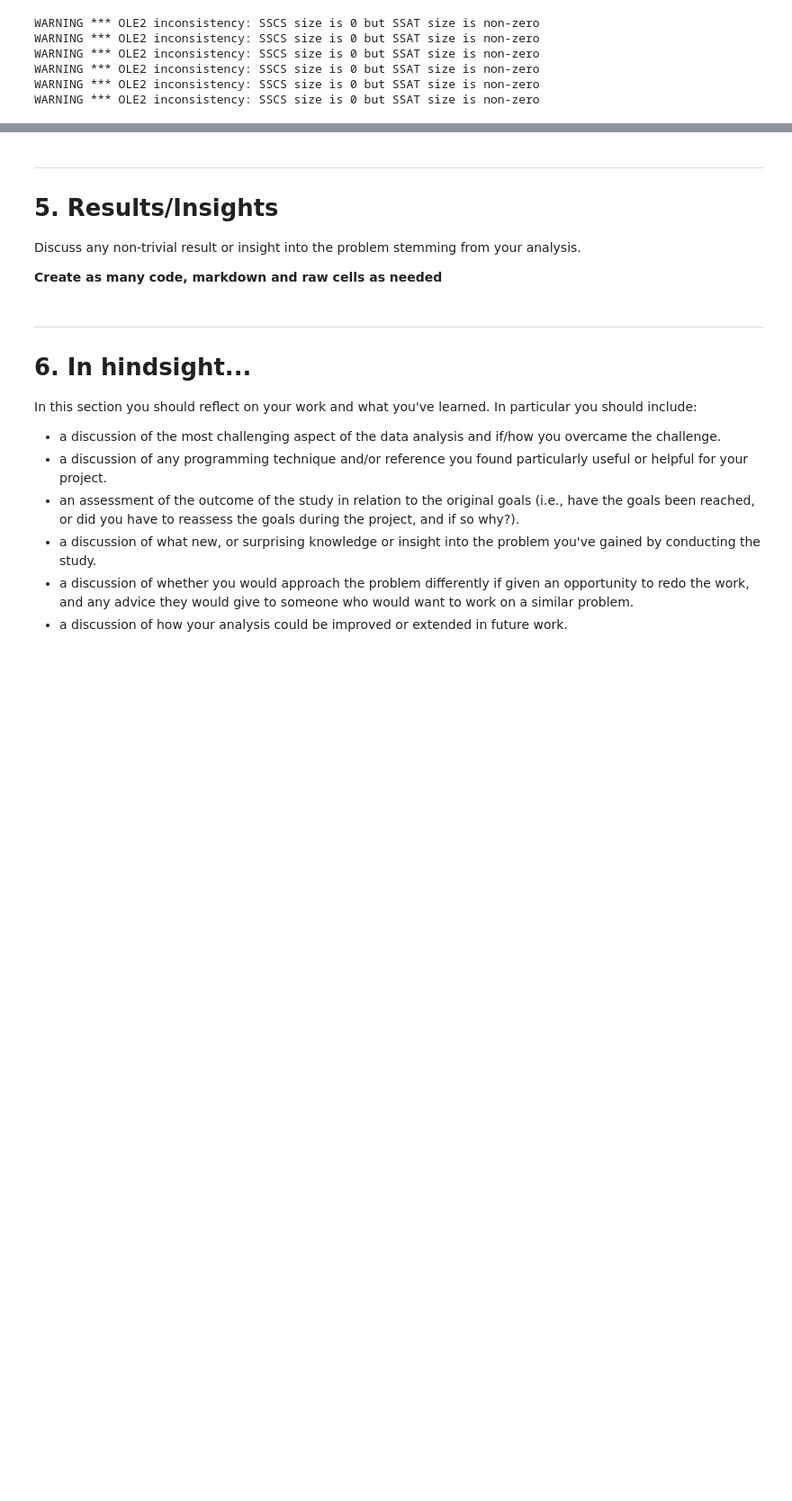
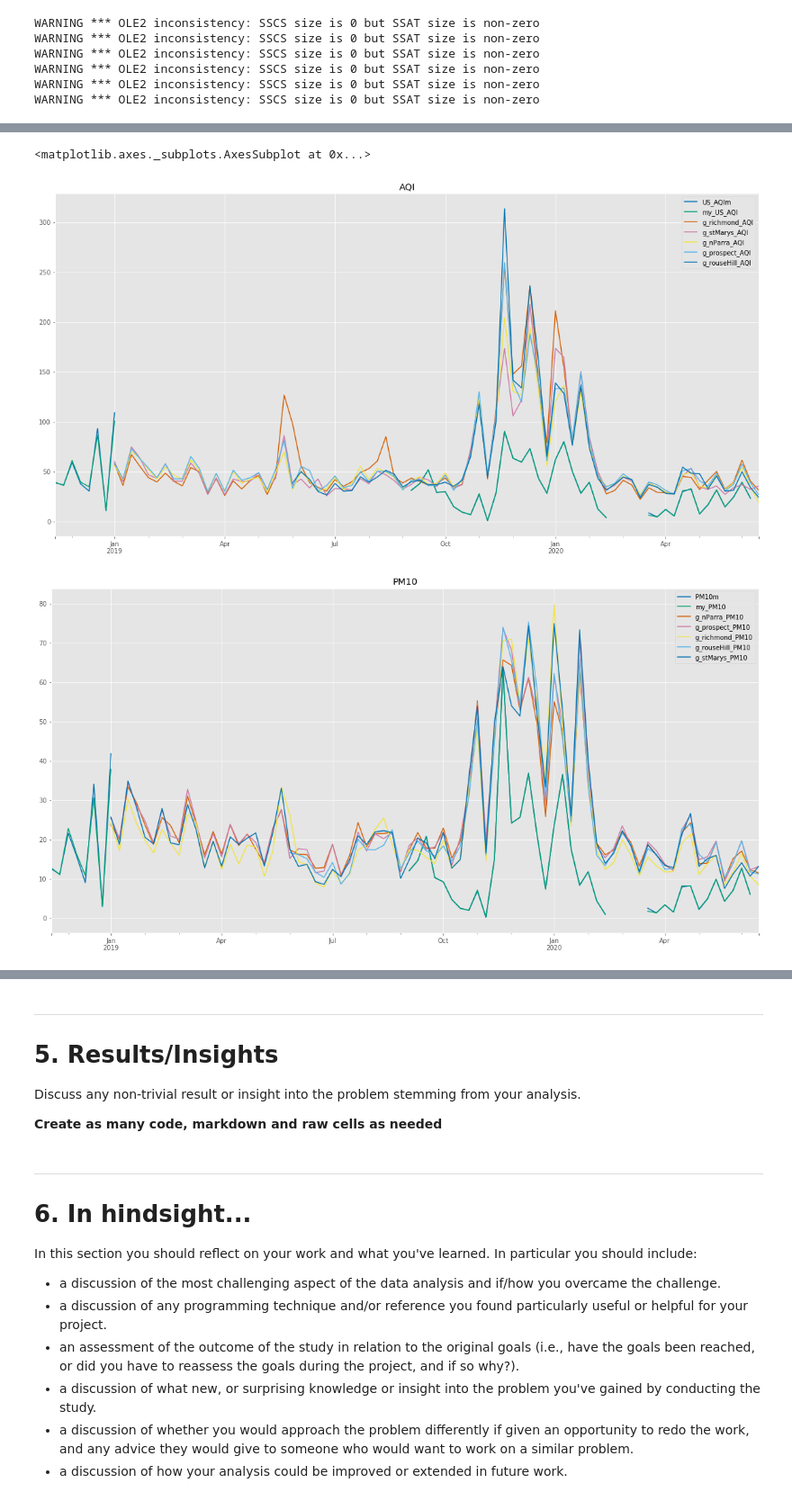
Before and after one commit to MFoobar/2020Aut37373, a Jupyter notebook: Project_Template.ipynb, the cells around one changed output, grey strips where cells are left out. Shown at 90% size. Drawn from its saved outputs; the diff is of its cells as text; code cells hidden in the pictures; blank space fills up the shorter version.

```diff
--- a/Project_Template.ipynb
+++ b/Project_Template.ipynb
@@ -281,20 +295,19 @@ govt_headings = ['WDR', 'Temp', 'WSP', 'PM10', 'PM2.5', 'Humid', 'Solar', 'Rain'
 pattern = re.compile('[A-z]+[_]')
 siteNames = [pattern.findall(item) for item in list_govt_df_names]
 siteNames_flat = [item for sublist in siteNames for item in sublist]
-list_govt_headings = [site+head for site in siteNames_flat for head in govt_headings]
-
+list_govt_headings = ['g_'+site+head for site in siteNames_flat for head in govt_headings]
 headings_nParra = list_govt_headings[0:7]
 headings_prospect = list_govt_headings[8:15]
 headings_richmond = list_govt_headings[16:24]
-headings_rouseHill = list_govt_headings[25:32]
-headings_stMarys = list_govt_headings[33:40]
+headings_rouseHill = list_govt_headings[24:31]
+headings_stMarys = list_govt_headings[32:39]
 
 df_nParra.columns = headings_nParra
 df_prospect.columns = headings_prospect
 df_richmond.columns = headings_richmond
 df_rouseHill.columns = headings_rouseHill
 df_stMarys.columns = headings_stMarys
-df_westSydAQI_noVinyard.columns = ['richmond_AQI', 'stMarys_AQI', 'nParra_AQI', 'prospect_AQI', 'rouseHill_AQI']
+df_westSydAQI_noVinyard.columns = ['g_richmond_AQI', 'g_stMarys_AQI', 'g_nParra_AQI', 'g_prospect_AQI', 'g_rouseHill_AQI']
 # %%
 dict_df = {
     'allMyData': df_allmyData,
@@ -305,4 +318,4 @@ dict_df = {
     'stMarys': df_stMarys,
     'westSydAQI': df_westSydAQI_noVinyard
 }
-dict_df['westSydAQI']['nParra_AQI'] = dict_df['westSydAQI']['nParra_AQI'].astype('float64')
+dict_df['westSydAQI']['g_nParra_AQI'] = dict_df['westSydAQI']['g_nParra_AQI'].astype('float64')
@@ -320,5 +322,11 @@ merge = merge.join(dict_df['prospect'])
 # %%
+#Time to make a dataframe with everything!
 index_sum = [dict_df[d].index.tolist() for d in dict_df]
 index_sum_flat = [item for sublist in index_sum for item in sublist]
-u = sorted(list(set(index_sum_flat)))
-merge = pd.DataFrame(index=u)
+unique_index = sorted(list(set(index_sum_flat)))
+unique_index = pd.to_datetime(unique_index)
+df_all_hour = pd.DataFrame(index=unique_index)
+for d in dict_df:
+    df_all_hour = df_all_hour.join(dict_df[d])
+
+df_all_hour
@@ -359,0 +361,13 @@ dict_df['nParra'].ffill()
+# %%
+plt.style.use('seaborn-colorblind')
+# %%
+# Weekly averages
+df_all_hour[df_all_hour.filter(like='AQI').columns].resample('W').mean().plot(title='AQI',figsize=(20,10))
+df_all_hour[df_all_hour.filter(like='PM10').columns].resample('W').mean().plot(title='PM10', figsize=(20,10))
+df_all_hour[df_all_hour.filter(like='PM2.5').columns].resample('W').mean().plot(title='PM2.5', figsize=(20,10))
+df_all_hour[df_all_hour.filter(like='Temp').columns].resample('W').mean().plot(title='Temp', figsize=(20,10))
+df_all_hour[df_all_hour.filter(like='Humid').columns].resample('W').mean().plot(title='Humid', figsize=(20,10))
+# %% [output]
+<matplotlib.axes._subplots.AxesSubplot at 0x...>
+[figure, added]
+[figure, added]
```
Also changed, not shown: parts of 24 cells of this notebook.
